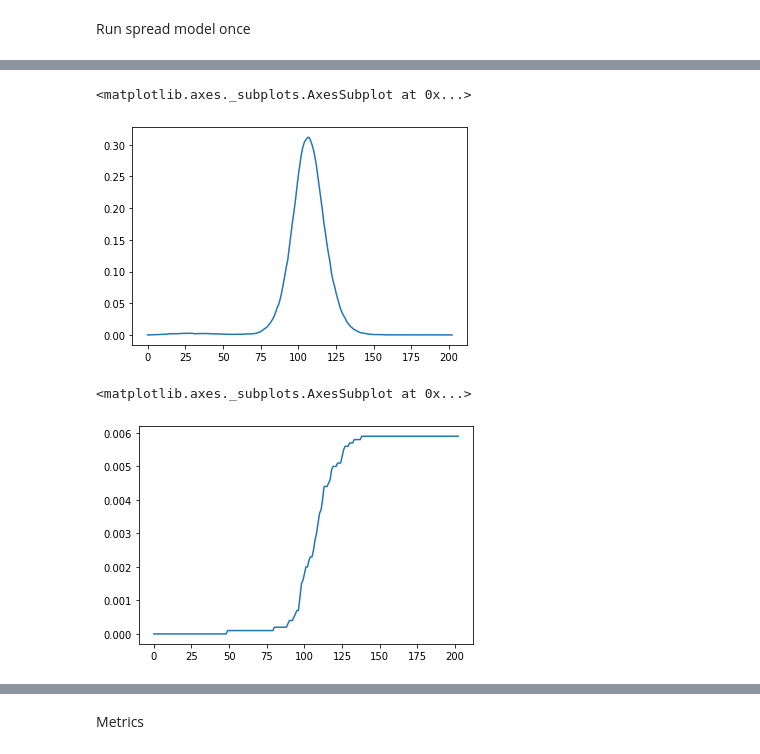
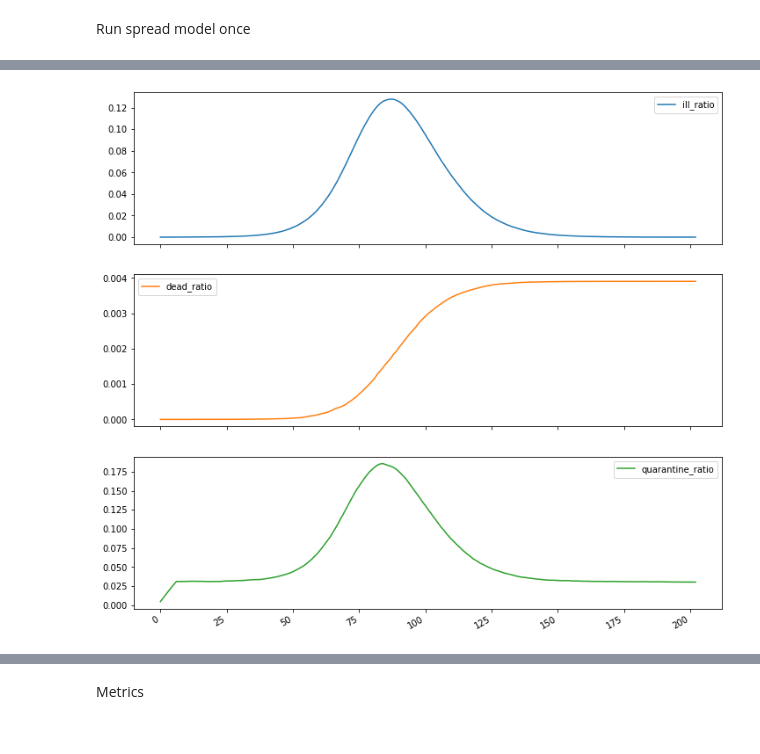
Before and after one commit to BDI-pathogens/OpenABM-Covid19, a Jupyter notebook: examples/simulator.ipynb, the cells around one changed output, grey strips where cells are left out. Saved outputs shown, nothing was run; the diff lists cells and outputs as text; code cells hidden in the pictures.

Commit message:
Notebook to generate data from covid model per region

```diff
--- a/examples/simulator.ipynb
+++ b/examples/simulator.ipynb
@@ -31,39 +32,11 @@ data_path = f"/home/{getpass.getuser()}/adaptER-covid19/tests/adapter_covid19/da
 simulator = Simulator(data_path)
 # %% [markdown]
 Inialize scenarios
+# %%
+LOCKDOWN_PARAMETERS = {
+    "quarantine_household_on_positive": 1,
+    "quarantine_household_on_symptoms": 1,
+    "self_quarantine_fraction": 0.8,
+}
 # %% [markdown]
 Run spread model once
-# %%
-import example_utils as utils
-
-def get_ill_dead_ratio_from_spread_model(data_folder: str, lockdown_start: int = 0, lockdown_end:int = 0, end: int=50, reload: bool = False):
-    file_name = f'spread_model_cache_{lockdown_start}_{lockdown_end}_{end}.pkl'
-    file_path = os.path.join(data_folder, file_name)
-    if not os.path.exists(file_path) or reload:
-        population = 10000
-        params = utils.get_baseline_parameters()
-        params.set_param( "n_total", population )
-
-        sim = utils.get_simulation( params )
-
-        sim.steps( lockdown_start )
-
-        sim.env.model.update_running_params("lockdown_on", 1)
-        sim.steps( lockdown_end - lockdown_start)
-
-        sim.env.model.update_running_params("lockdown_on", 0)
-        sim.steps( end - lockdown_end )
-
-        timeseries = pd.DataFrame( sim.results )
-        ill_ratio = timeseries["n_symptoms"]  / population
-        dead_ratio = timeseries["n_death"] / population
-
-        df = pd.concat([
-            ill_ratio.rename('ill ratio'),
-            dead_ratio.rename('dead ratio'),
-        ], axis=1)
-
-        pickle.dump(df, open(file_path, 'wb'))
-        return df
-    else:
-        return pickle.load(open(file_path, 'rb'))
@@ -86,10 +42,0 @@ ill_ratio_with_lockdown, dead_ratio_with_lockdown = _df['ill ratio'], _df['dead
-# %%
-ill_ratio_with_lockdown.plot()
-# %% [output]
-<matplotlib.axes._subplots.AxesSubplot at 0x...>
-[figure, removed]
-# %%
-dead_ratio_with_lockdown.plot()
-# %% [output]
-<matplotlib.axes._subplots.AxesSubplot at 0x...>
-[figure, removed]
@@ -95,0 +98,6 @@ dead_ratio_with_lockdown.plot()
+# %%
+_data, _df = get_ill_dead_ratio_from_spread_model(data_path, 0, 0, 203)
+_df.plot(subplots=True, figsize=(12, 12))
+ill_ratio_no_lockdown, dead_ratio_no_lockdown, quarantine_ratio_no_lockdown = _data['ill_ratio'], _data['dead_ratio'], _data['quarantine_ratio']
+# %% [output]
+[figure, added]
```
Also changed, not shown: parts of 22 cells of this notebook.
